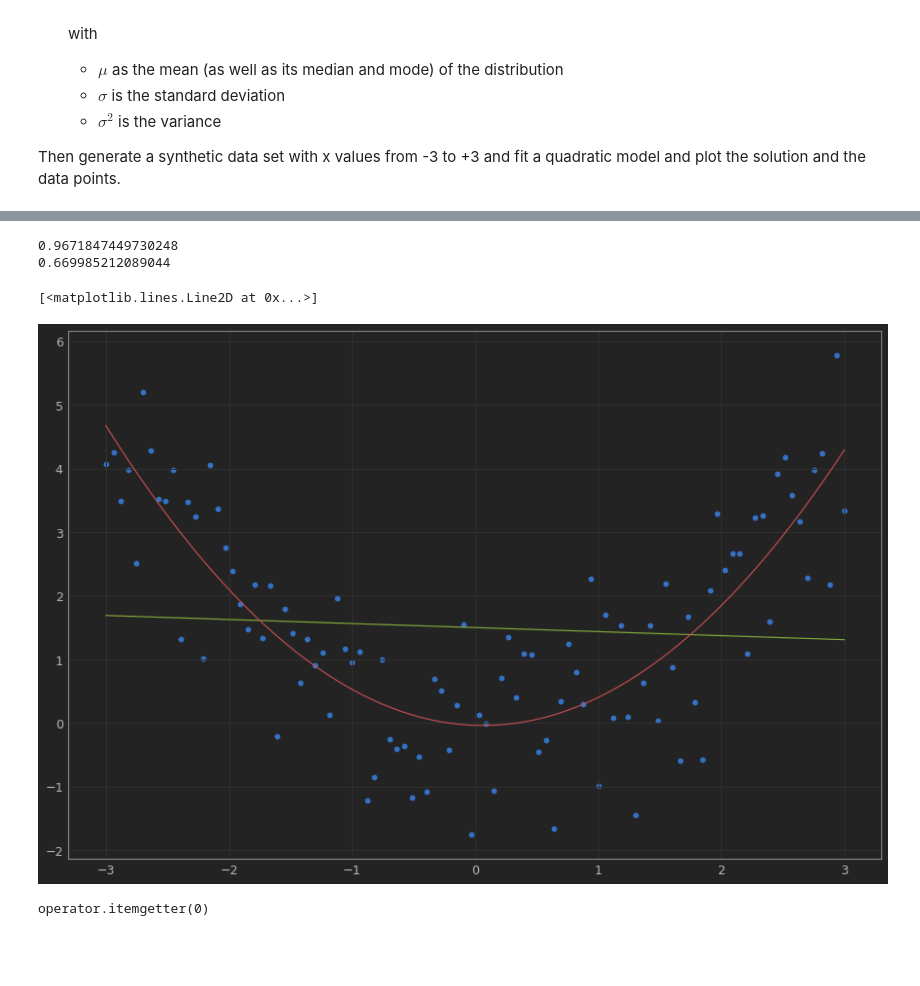
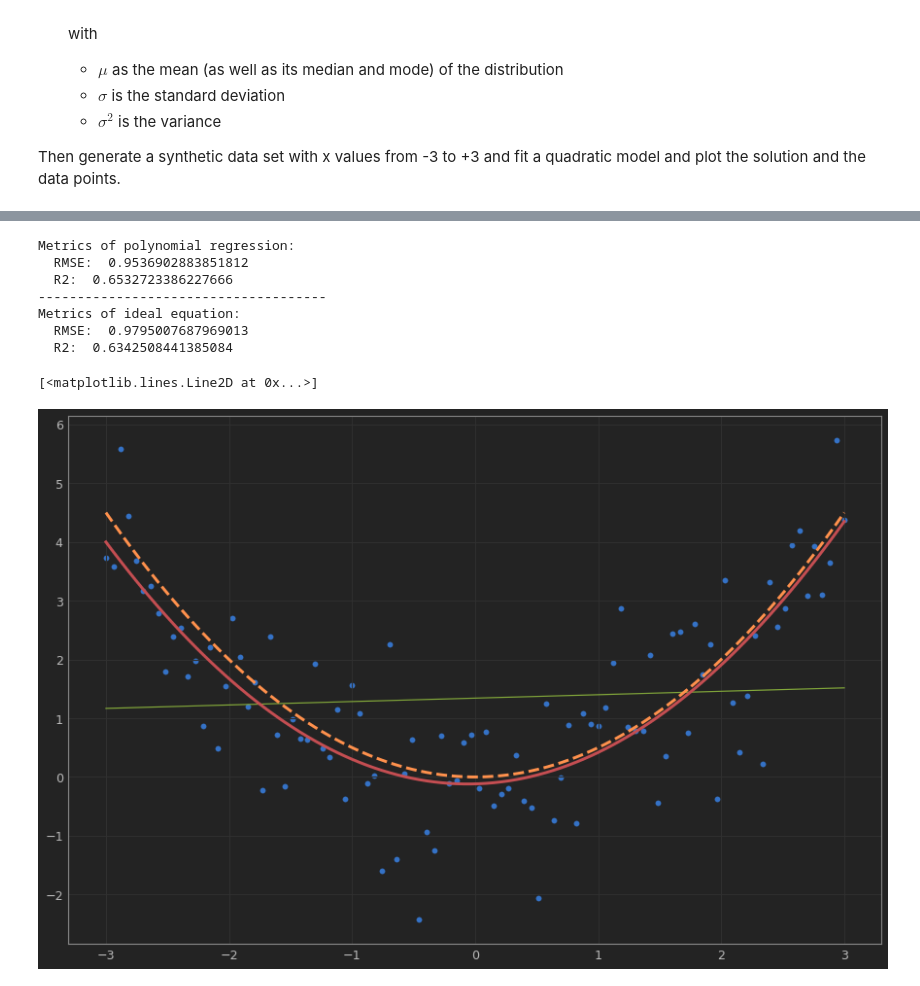
Before and after one commit to clockelliptic/machine-learning, a Jupyter notebook: Labs/Lab4.ipynb, the cells around one changed output, grey strips where cells are left out. Cells and saved outputs as stored; diff of their text form; code cells hidden in the pictures; blank space fills up the shorter version.

```diff
--- a/Labs/Lab4.ipynb
+++ b/Labs/Lab4.ipynb
@@ -51,2 +22,0 @@ data_gen = lambda x : (0.5)*x**2 + np.random.normal(0,1)
-# %%
-x = np.linspace(-3,3,100)
@@ -61,48 +52,71 @@ plt.plot(x, quadratic_model(x))
 # %%
-from sklearn.linear_model import  LinearRegression
-from sklearn.metrics import mean_squared_error, r2_score
-from sklearn.preprocessing import PolynomialFeatures
+# hand code a quadratic function using the Gaussian Probability function
+# so we can compare to our regression/interpolation
+quadratic_model = lambda x : (0.5)*x**2 + p_g(x, 10, 2)
 
-# data
+# function that generates a set of points that are a random, constrained distance
+# from our ideal quadratic curve
+data_gen = lambda x : (0.5)*x**2 + np.random.normal(0,1)
+
+# generate our input points in the x-dimension
 x = np.linspace(-3,3,100)
+
+# generate our synthetic dataset (aka the y-values of scatterplot points)
+data___ = [data_gen(i) for i in x]
+
+# prepare synthetic dataset graph for regression
+#x = np.linspace(-3,3,100)
 x = x[:, np.newaxis]
 
 y = np.asarray(data___)
 y = y[:, np.newaxis]
 
 # linear fit
 model = LinearRegression()
 model.fit(x, y)
 y_pred = model.predict(x)
 
-# polynomial fit
+# polynomial regression fit
 polynomial_features = PolynomialFeatures(degree=2)
 x_poly = polynomial_features.fit_transform(x)
 model.fit(x_poly, y)
 y_poly_pred = model.predict(x_poly)
 
-# calculate metrics
+# ideal polynomial fit
+y_ideal = quadratic_model(x)
+
+# calculate regression metrics
+print("Metrics of polynomial regression:")
 rmse = np.sqrt(mean_squared_error(y,y_poly_pred))
 r2 = r2_score(y,y_poly_pred)
-print(rmse)
-print(r2)
+print("  RMSE: ", rmse)
+print("  R2: ", r2)
+print("-------------------------------------")
+# calculate ideal metrics
+print("Metrics of ideal equation:")
+rmse = np.sqrt(mean_squared_error(y,y_ideal))
+r2 = r2_score(y,y_ideal)
+print("  RMSE: ", rmse)
+print("  R2: ", r2)
 
 # plot it
 plt.figure(figsize=(15,10))
 
     # raw synthetic dataset
 plt.scatter(x, y)
     # linear fit
 plt.plot(x, y_pred, color='g')
     # polynomial fit
-plt.plot(x, y_poly_pred, color='r')
+plt.plot(x, y_poly_pred, linewidth=3, color='r')
+    # hand-coded quadratic function
+plt.plot(x, y_ideal, '--', linewidth=3, color='y')
 # %% [output]
-0.9671847449730248
-0.669985212089044
+Metrics of polynomial regression:
+  RMSE:  0.9536902883851812
+  R2:  0.6532723386227666
+-------------------------------------
+Metrics of ideal equation:
+  RMSE:  0.9795007687969013
+  R2:  0.6342508441385084
 [<matplotlib.lines.Line2D at 0x...>]
-[figure, old version]
+[figure, new version]
-# %%
-import operator
-operator.itemgetter(0)
-# %% [output]
-operator.itemgetter(0)
```
Also changed, not shown: parts of 10 cells of this notebook, 4 other files.
